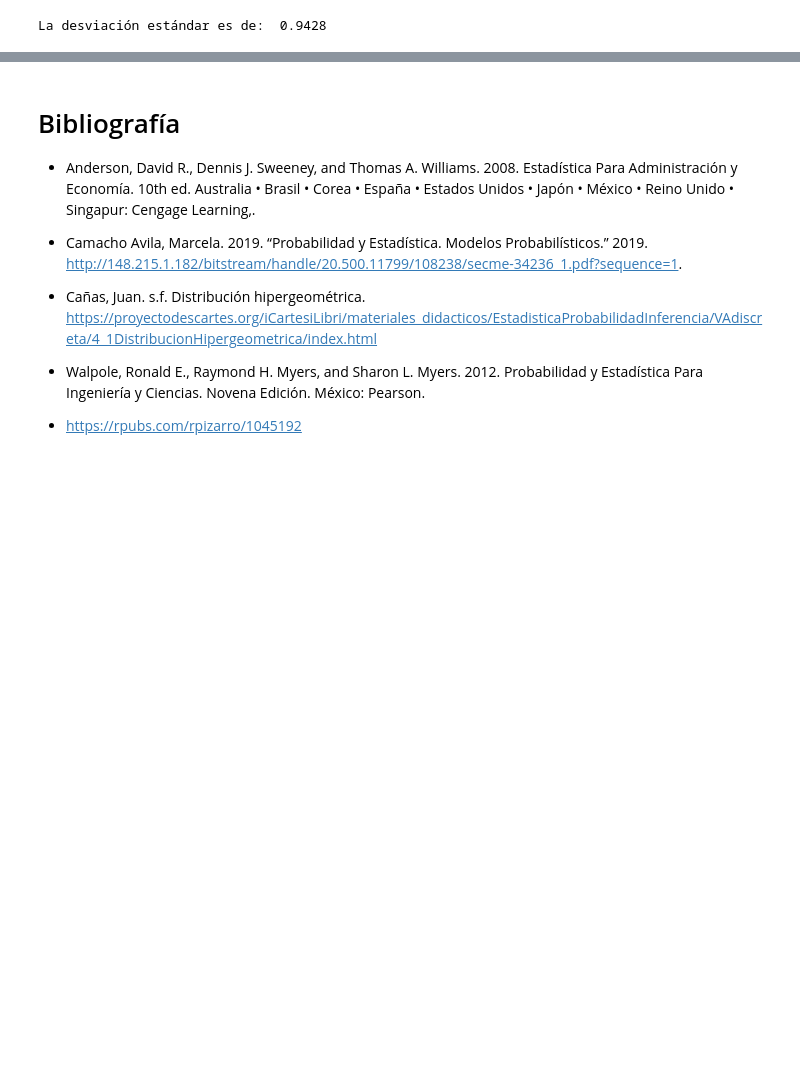
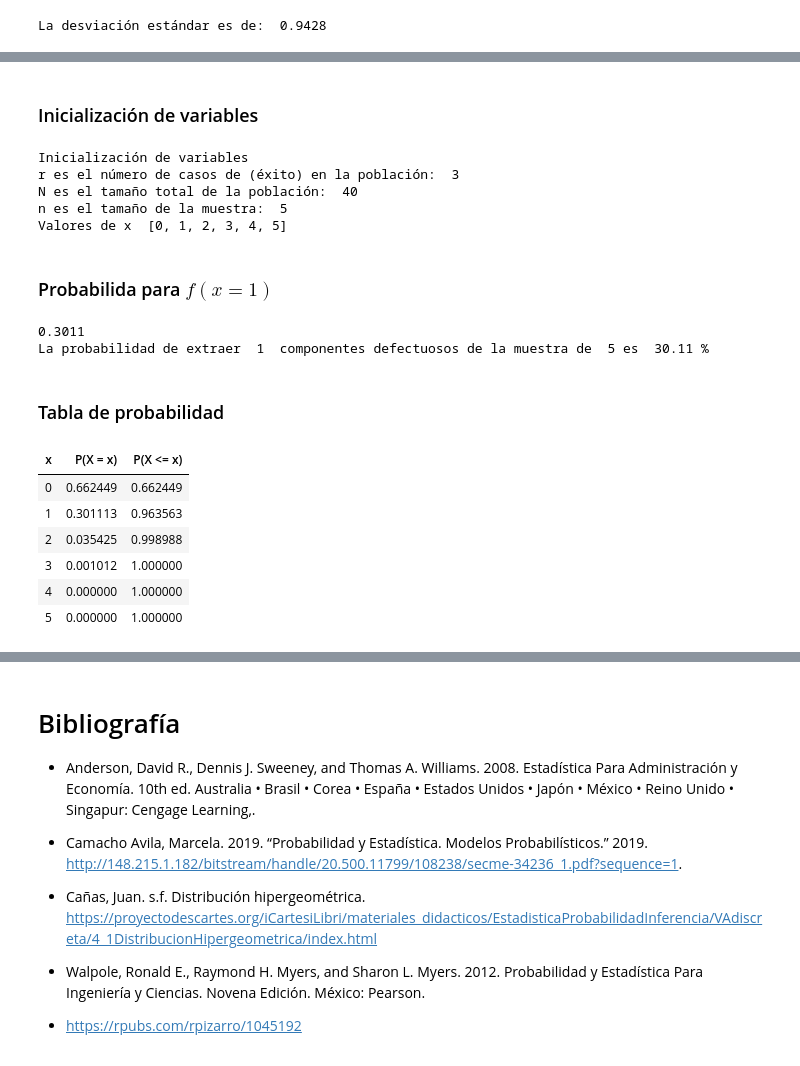
Before and after one commit to rpizarrog/probabilidad-y-estad-stica, a Jupyter notebook: Python 2023/Caso_18_Distribución_hipergeométrica.ipynb, the cells around one changed output, grey strips where cells are left out. Cells and saved outputs as stored; diff of their text form; code cells hidden in the pictures; blank space fills up the shorter version.

```diff
--- a/Python 2023/Caso_18_Distribución_hipergeométrica.ipynb
+++ b/Python 2023/Caso_18_Distribución_hipergeométrica.ipynb
@@ -401,0 +415,48 @@ La desviación estándar es de:  0.9428
+# %% [markdown]
+### Inicialización de variables
+# %%
+r = 3   # Número total de componentes defectuososo (éxito) en la población
+N = 40  # Tamaño total de la población
+n = 5   # Tamaño de la muestra
+xi = [0, 1, 2, 3, 4, 5]
+print ("Inicialización de variables")
+print ("r es el número de casos de (éxito) en la población: ", r)
+print ("N es el tamaño total de la población: ", N)
+print ("n es el tamaño de la muestra: ", n)
+print ("Valores de x ", xi)
+# %% [output]
+Inicialización de variables
+r es el número de casos de (éxito) en la población:  3
+N es el tamaño total de la población:  40
+n es el tamaño de la muestra:  5
+Valores de x  [0, 1, 2, 3, 4, 5]
+# %% [markdown]
+### Probabilida para $f(x=1)$
+# %%
+# Calcular P(X = 1)
+x = 1  # Componentes defectuosos que puede haber en la muestra
+
+probabilidad = f_prob_hyper(x=x, r = r, n=n, N = N)
+print (np.round(probabilidad, 4))
+print("La probabilidad de extraer ", x , " componentes defectuosos de la muestra de ", n, "es ", np.round(probabilidad * 100, 2), "%")
+# %% [output]
+0.3011
+La probabilidad de extraer  1  componentes defectuosos de la muestra de  5 es  30.11 %
+# %% [markdown]
+### Tabla de probabilidad
+# %%
+tabla = f_tabla_hyper(xi, r, n, N)
+# print(tabla)
+tabla_html = tabla.to_html(index=False, classes='table table-bordered table-striped')
+
+# Imprimir la tabla HTML
+# Mostrar la tabla directamente
+display(HTML(tabla_html))
+# %% [output]
+| x | P(X = x) | P(X <= x) |
+| 0 | 0.662449 | 0.662449 |
+| 1 | 0.301113 | 0.963563 |
+| 2 | 0.035425 | 0.998988 |
+| 3 | 0.001012 | 1.000000 |
+| 4 | 0.000000 | 1.000000 |
+| 5 | 0.000000 | 1.000000 |
```
Also changed, not shown: parts of 18 cells of this notebook.
